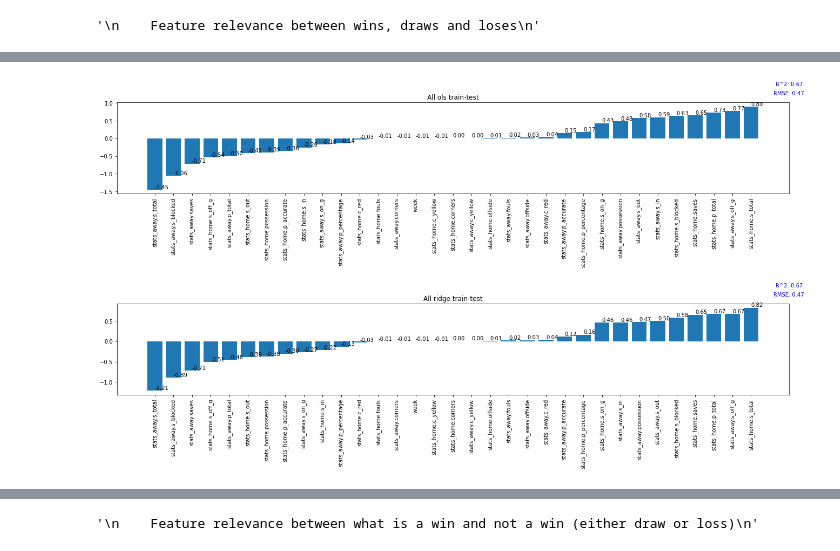
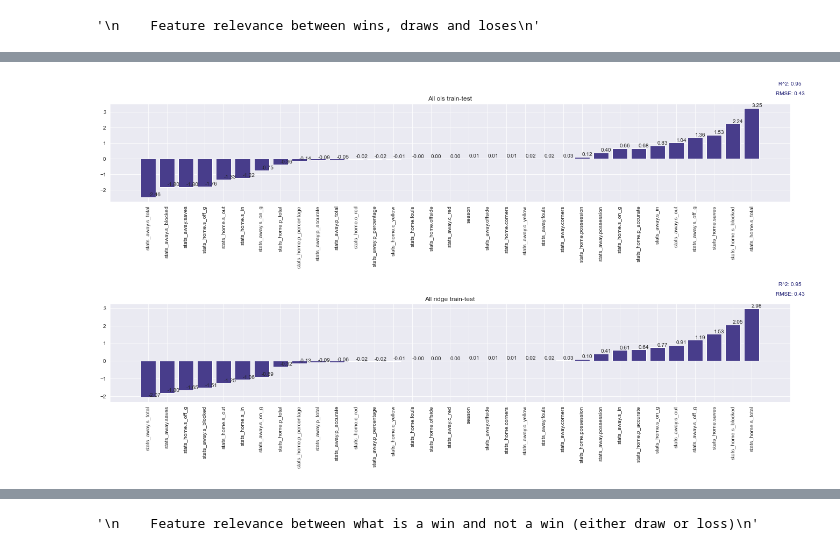
Before and after one commit to clarismiranda/Statsfootball, a Jupyter notebook: visualization.ipynb, the cells around one changed output, grey strips where cells are left out. Drawn from its saved outputs; the diff is of its cells as text; code cells hidden in the pictures.

Commit message:
more visualizations

```diff
--- a/visualization.ipynb
+++ b/visualization.ipynb
@@ -175,6 +175,11 @@ def ols_ridge(season, data, target, test_len=None, cross_val=None):
     i = 0
     Y = None
     X_test = None
+
+    try:
+        data = data.drop(columns=['week','home_team.id', 'away_team.id','home_team.name', 'away_team.name'])
+    except:
+        print('Other')
 
     x_label = data.columns
     scaler = StandardScaler()
@@ -293,6 +302,12 @@ def get_all(data):
         all_data = all_data.append(d[1])
         all_target = all_target + d[2]
     return all_data, all_target
+# %%
+def get_diff(data):
+    diff_goals = np.array([])
+    for d in data:
+        diff_goals = np.append(diff_goals, (d[1]["goals_home"] - d[1]["goals_away"]))
+    return diff_goals
 # %%
 # League directory
 country = 'ES'
@@ -300,7 +315,7 @@ league = '140'
 curr_week = 38
 # %%
 # Historicity: multi season directory
-year_window = 1
+year_window = 4
 start_season = 2019
 seasons = list(range(start_season, start_season - year_window, -1))
 print(seasons)
@@ -336,3 +351,11 @@ plt.show()
 """
 # %% [output]
 '\n    Feature relevance between wins, draws and loses\n'
+# %%
+# Data initialization
+data_diff = []
+for season in seasons:
+    df, target = df_season(country, league, season, curr_week, drop_goals=False)
+    tup = (season, df, target)
+    data_diff.append(tup)
+diff_target = get_diff(data_diff)
@@ -351,9 +378,9 @@ for d in data:
 all_data, all_target = get_all(data)
 # %%
 # All data
-ols_ridge("All", all_data, all_target, test_len = 0.2)
+ols_ridge("All", all_data, diff_target, test_len = 0.2)
 # %% [output]
-[figure, old version]
+[figure, new version]
 # %%
 heatmap_data(all_data, all_target, all_data.columns, 'spearman', 'target')
 # %% [output]
```
Also changed, not shown: parts of 44 cells of this notebook, 5 other files.
